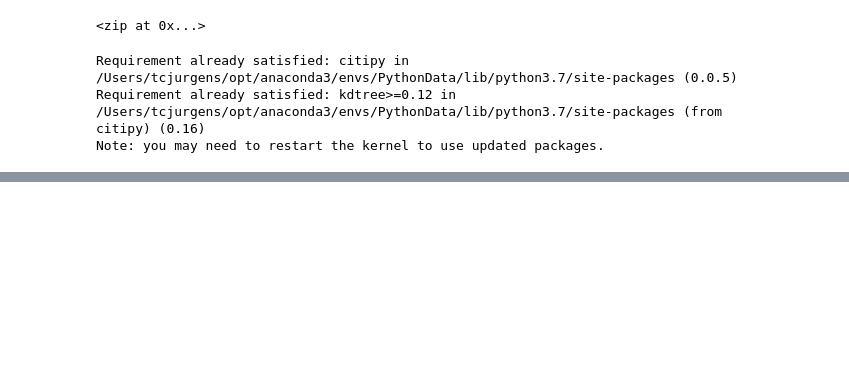
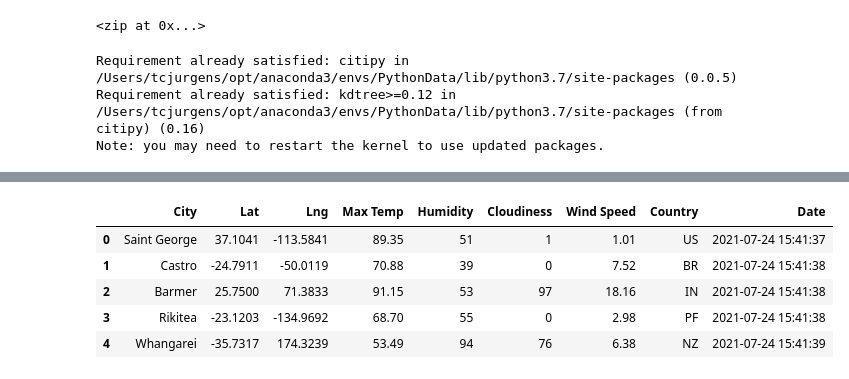
Before and after one commit to tcjurgens/World_Weather_Analysis, a Jupyter notebook: Resources/WeatherPy.ipynb, the cells around one changed output, grey strips where cells are left out. Drawn from its saved outputs; the diff is of its cells as text; code cells hidden in the pictures; blank space fills up the shorter version.

Commit message:
adding API practice and weather data

```diff
--- a/Resources/WeatherPy.ipynb
+++ b/Resources/WeatherPy.ipynb
@@ -62,0 +72,3 @@ len(cities)
+# %%
+# Starting URL for Weather Map API Call.
+url = "http://api.openweathermap.org/data/2.5/weather?units=Imperial&APPID=" + weather_api_key
@@ -62,0 +158,10 @@ len(cities)
+# %%
+city_data_df = pd.DataFrame(city_data)
+city_data_df.head()
+# %% [output]
+|  | City | Lat | Lng | Max Temp | Humidity | Cloudiness | Wind Speed | Country | Date |
+| 0 | Saint George | 37.1041 | -113.5841 | 89.35 | 51 | 1 | 1.01 | US | 2021-07-24 15:41:37 |
+| 1 | Castro | -24.7911 | -50.0119 | 70.88 | 39 | 0 | 7.52 | BR | 2021-07-24 15:41:38 |
+| 2 | Barmer | 25.7500 | 71.3833 | 91.15 | 53 | 97 | 18.16 | IN | 2021-07-24 15:41:38 |
+| 3 | Rikitea | -23.1203 | -134.9692 | 68.70 | 55 | 0 | 2.98 | PF | 2021-07-24 15:41:38 |
+| 4 | Whangarei | -35.7317 | 174.3239 | 53.49 | 94 | 76 | 6.38 | NZ | 2021-07-24 15:41:39 |
```
Also changed, not shown: parts of 8 cells of this notebook, 4 other files.
